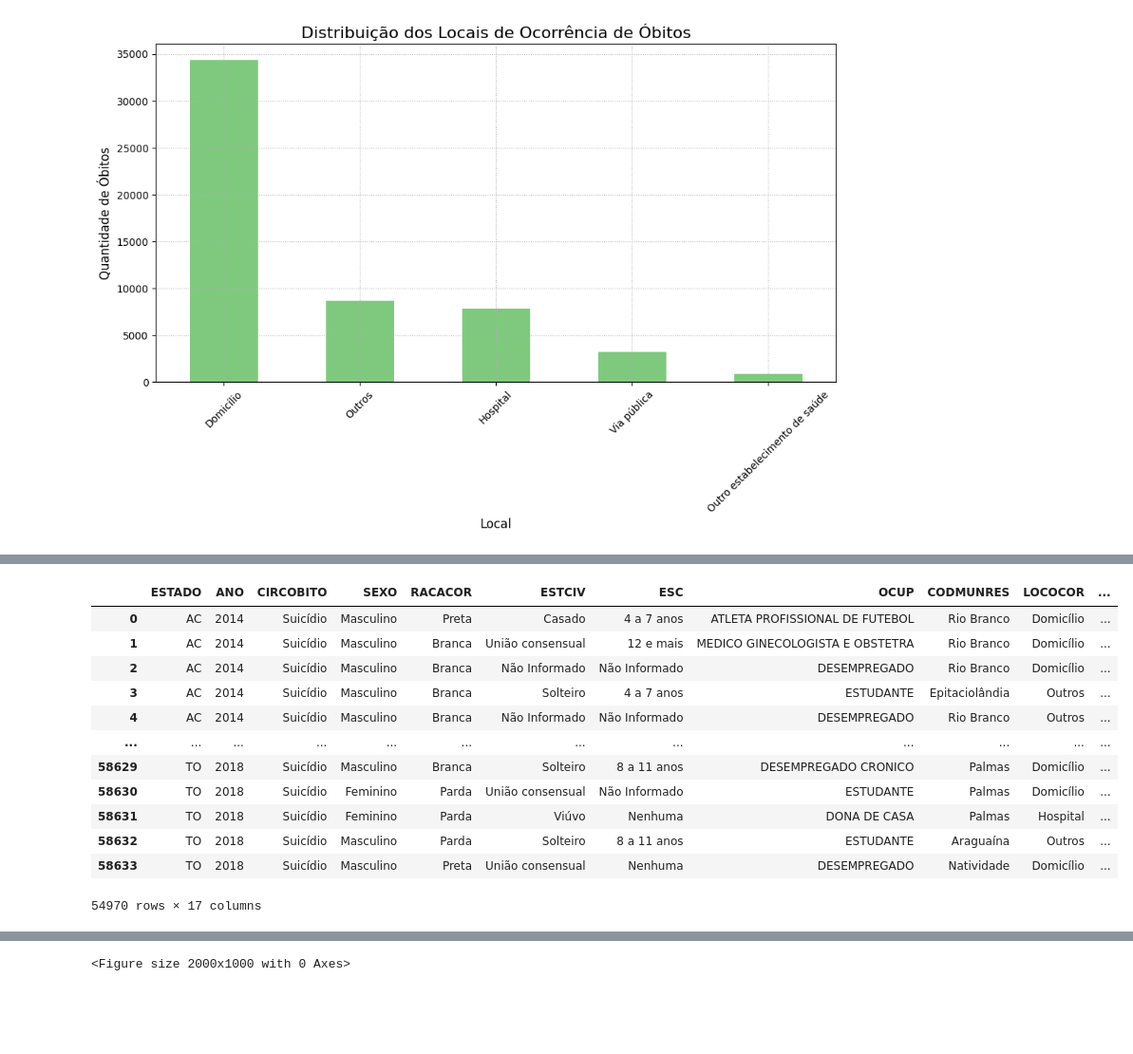
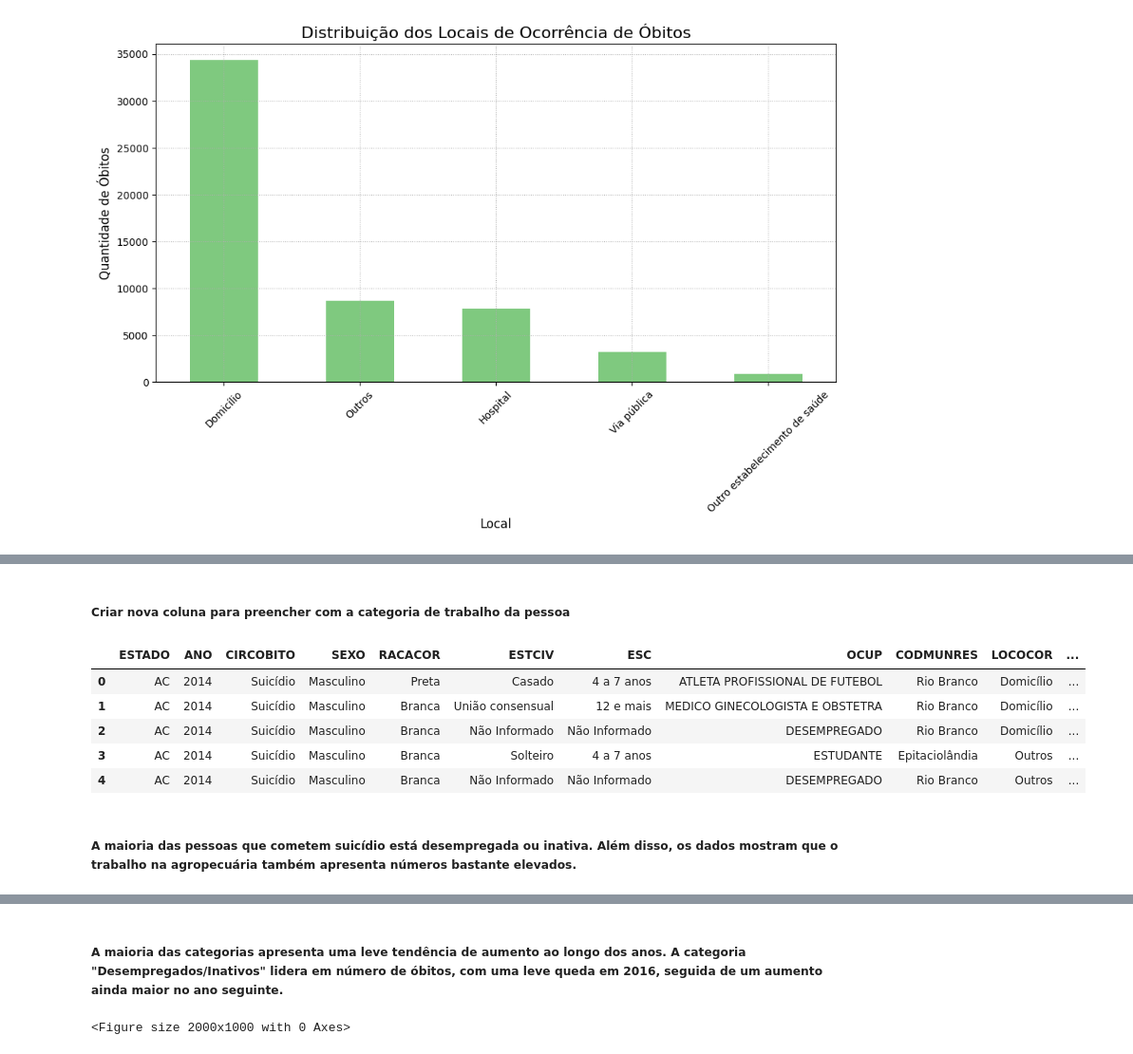
Before and after one commit to vitor1209/AnalisaAI, a Jupyter notebook: SaudeJovem/AnalisaAi_SUICIDIOS.ipynb, the cells around one changed output, grey strips where cells are left out. Shown at 95% size. Saved outputs shown, nothing was run; the diff lists cells and outputs as text; code cells hidden in the pictures; blank space fills up the shorter version.

```diff
--- a/SaudeJovem/AnalisaAi_SUICIDIOS.ipynb
+++ b/SaudeJovem/AnalisaAi_SUICIDIOS.ipynb
@@ -591,3 +611,34 @@ print(f'O percentual Masculino e {diferenca_percentual:.2f}% maior que o feminin
 O percentual Masculino e 57.53% maior que o feminino
 # %% [markdown]
 ##### O percentual Masculino e 57.53% maior que o feminino
+# %%
+# faixa etária a faixa_etaria
+bins = [0, 14, 19, 24, 29, 34, 39, 44, 49, 54, 59, 64, 69, 74, 79, 84, 89, 100]
+labels = ['10 a 14', '15 a 19', '20 a 24', '25 a 29', '30 a 34', '35 a 39', '40 a 44',
+          '45 a 49', '50 a 54', '55 a 59', '60 a 64', '65 a 69', '70 a 74', '75 a 79',
+          '80 a 84', '85 a 89', '90 e +']
+
+bd3['faixa_etaria'] = pd.cut(bd3['IDADE'], bins=bins, labels=labels, right=False)
+
+# Agrupando por faixa etária e sexo, e contando as ocorrências
+faixa_sexo = bd3.groupby(['faixa_etaria', 'SEXO']).size().unstack(fill_value=0)
+
+# Normalizando os valores por faixa etária para obter percentuais
+faixa_sexo_percent = faixa_sexo.divide(faixa_sexo.sum(axis=1), axis=0) * 100
+
+# Configurando o gráfico
+plt.figure(figsize=(12, 8))
+
+# Plotando as barras horizontais para os dois sexos
+plt.barh(faixa_sexo_percent.index, -faixa_sexo_percent['Masculino'] ,  label='Homens')
+plt.barh(faixa_sexo_percent.index, faixa_sexo_percent['Feminino'], label='Mulheres')  # Usando negativo para inverter
+
+# Ajustes do gráfico
+plt.title('Distribuição Etária - Homens vs Mulheres')
+plt.axvline(0, color='gray')
+plt.legend()
+plt.grid(True, linestyle=':')
+plt.tick_params(labelbottom=False)
+
+# Exibindo o gráfico
+plt.show()
@@ -1902,15 +916,19 @@ empregos = {'DESEMPREGADO': 11163,
 # %%
-empregos
+# profissões com 10 ou mais registros, para ser categorizadas
+contagem_OCUP_dict
 
 dicionario = {}
 
-for emprego, pessoas in empregos.items():
-    if pessoas <= 9:
+for emprego, pessoas in contagem_OCUP_dict.items():
+    if pessoas >= 10:
         dicionario[emprego] = pessoas
     pass
+
+# print(dicionario)
 # %%
+# lita com as profissões de 9 ou menos registros para se agrupados
 lista = []
-for emprego, pessoas in empregos.items():
+for emprego, pessoas in contagem_OCUP_dict.items():
     if pessoas <= 9:
         lista.append(emprego)
     pass
@@ -2071,25 +1096,22 @@ categorias_agrupadas, nao_categorizadas
  {})
+# %% [markdown]
+##### Criar nova coluna para preencher com a categoria de trabalho da pessoa
 # %%
 def categorizar_profissao(profissao):
     for categoria, lista_profissoes in categorias.items():
         if profissao in lista_profissoes:
             return categoria
 
 bd3['CATEGORIA_OCUP'] = bd3['OCUP'].apply(categorizar_profissao)
 
-bd3
+bd3.head()
 # %% [output]
 |  | ESTADO | ANO | CIRCOBITO | SEXO | RACACOR | ESTCIV | ESC | OCUP | CODMUNRES | LOCOCOR | ... |
 | 0 | AC | 2014 | Suicídio | Masculino | Preta | Casado | 4 a 7 anos | ATLETA PROFISSIONAL DE FUTEBOL | Rio Branco | Domicílio | ... |
 | 1 | AC | 2014 | Suicídio | Masculino | Branca | União consensual | 12 e mais | MEDICO GINECOLOGISTA E OBSTETRA | Rio Branco | Domicílio | ... |
 | 2 | AC | 2014 | Suicídio | Masculino | Branca | Não Informado | Não Informado | DESEMPREGADO | Rio Branco | Domicílio | ... |
 | 3 | AC | 2014 | Suicídio | Masculino | Branca | Solteiro | 4 a 7 anos | ESTUDANTE | Epitaciolândia | Outros | ... |
 | 4 | AC | 2014 | Suicídio | Masculino | Branca | Não Informado | Não Informado | DESEMPREGADO | Rio Branco | Outros | ... |
-| ... | ... | ... | ... | ... | ... | ... | ... | ... | ... | ... | ... |
-| 58629 | TO | 2018 | Suicídio | Masculino | Branca | Solteiro | 8 a 11 anos | DESEMPREGADO CRONICO | Palmas | Domicílio | ... |
-| 58630 | TO | 2018 | Suicídio | Feminino | Parda | União consensual | Não Informado | ESTUDANTE | Palmas | Domicílio | ... |
-| 58631 | TO | 2018 | Suicídio | Feminino | Parda | Viúvo | Nenhuma | DONA DE CASA | Palmas | Hospital | ... |
-| 58632 | TO | 2018 | Suicídio | Masculino | Parda | Solteiro | 8 a 11 anos | ESTUDANTE | Araguaína | Outros | ... |
-| 58633 | TO | 2018 | Suicídio | Masculino | Preta | União consensual | Nenhuma | DESEMPREGADO | Natividade | Domicílio | ... |
-54970 rows × 17 columns
+# %% [markdown]
+##### A maioria das pessoas que cometem suicídio está desempregada ou inativa. Além disso, os dados mostram que o trabalho na agropecuária também apresenta números bastante elevados.
 # %%
@@ -2109,6 +1130,8 @@ plt.title('Diferença por sexo', fontsize=18)
 plt.show()
 # %% [output]
 [figure]
+# %% [markdown]
+##### A maioria das categorias apresenta uma leve tendência de aumento ao longo dos anos. A categoria "Desempregados/Inativos" lidera em número de óbitos, com uma leve queda em 2016, seguida de um aumento ainda maior no ano seguinte.
 # %%
 CATEGORIA_OCUP_ano = bd3.groupby(['CATEGORIA_OCUP', 'ANO']).size().unstack()
 
```
Also changed, not shown: parts of 65 cells of this notebook.
